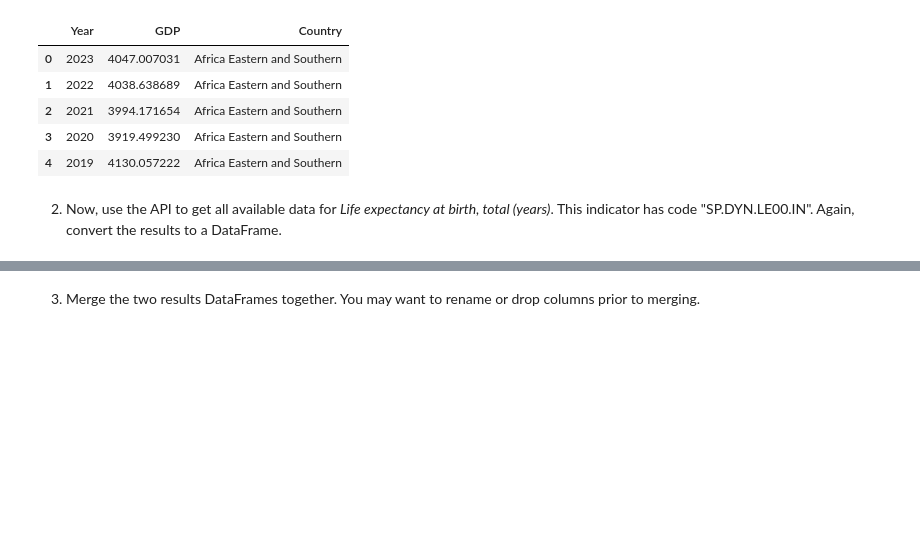
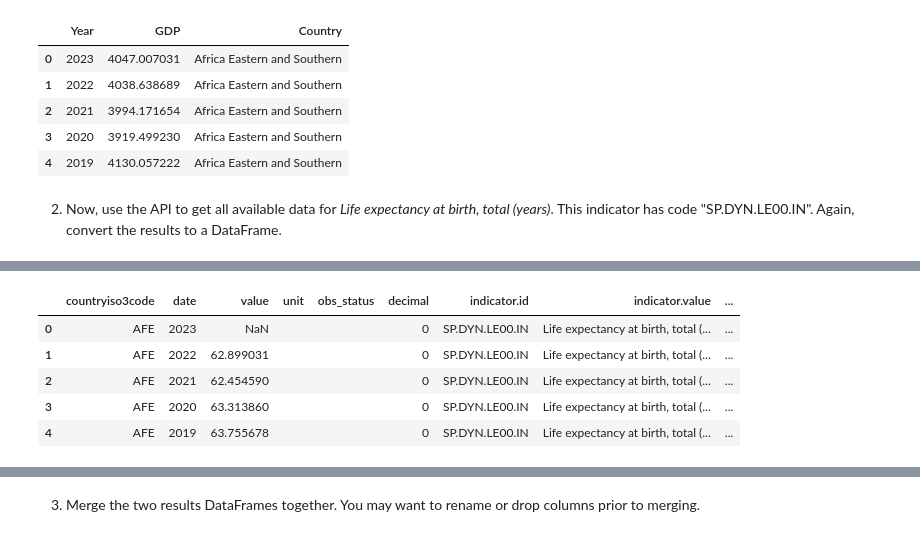
Before and after one commit to nss-data-science-cohort-8/api-exercise-JEFFDAVISJR, a Jupyter notebook: notebooks/UN_Data_API_Exercise.ipynb, the cells around one changed output, grey strips where cells are left out. Saved outputs shown, nothing was run; the diff lists cells and outputs as text; code cells hidden in the pictures; blank space fills up the shorter version.

```diff
--- a/notebooks/UN_Data_API_Exercise.ipynb
+++ b/notebooks/UN_Data_API_Exercise.ipynb
@@ -98,3 +98,9 @@ gdp.head()
 | 4 | 2019 | 4130.057222 | Africa Eastern and Southern |
 # %% [markdown]
 2. Now, use the API to get all available data for _Life expectancy at birth, total (years)_. This indicator has code "SP.DYN.LE00.IN". Again, convert the results to a DataFrame.
+# %%
+endpoint_le= 'https://api.worldbank.org/v2/country/all/indicator/SP.DYN.LE00.IN?format=json'
+response_le = requests.get(endpoint_le)
+response_le
+res_le = response_le.json()
+res_le
@@ -100,0 +134,10 @@ gdp.head()
+# %%
+le = pd.json_normalize(res_le[1])
+le.head()
+# %% [output]
+|  | countryiso3code | date | value | unit | obs_status | decimal | indicator.id | indicator.value | ... |
+| 0 | AFE | 2023 | NaN |  |  | 0 | SP.DYN.LE00.IN | Life expectancy at birth, total (... | ... |
+| 1 | AFE | 2022 | 62.899031 |  |  | 0 | SP.DYN.LE00.IN | Life expectancy at birth, total (... | ... |
+| 2 | AFE | 2021 | 62.454590 |  |  | 0 | SP.DYN.LE00.IN | Life expectancy at birth, total (... | ... |
+| 3 | AFE | 2020 | 63.313860 |  |  | 0 | SP.DYN.LE00.IN | Life expectancy at birth, total (... | ... |
+| 4 | AFE | 2019 | 63.755678 |  |  | 0 | SP.DYN.LE00.IN | Life expectancy at birth, total (... | ... |
```
Also changed, not shown: parts of 15 cells of this notebook.
